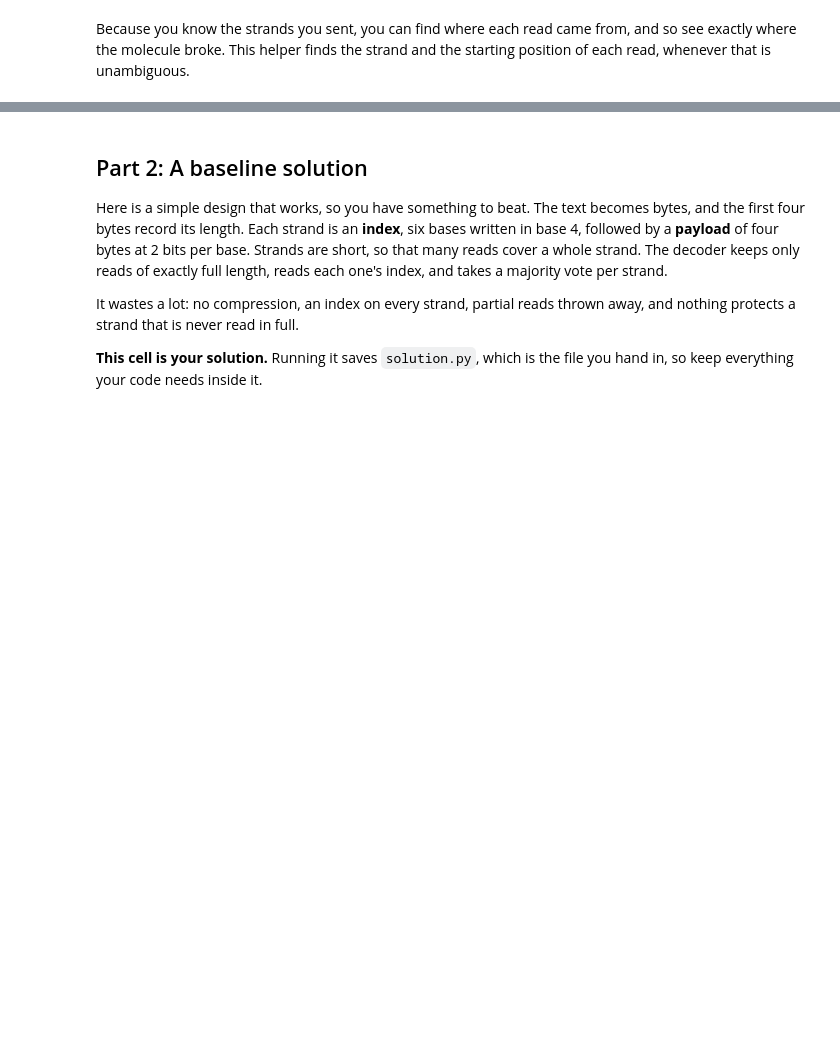
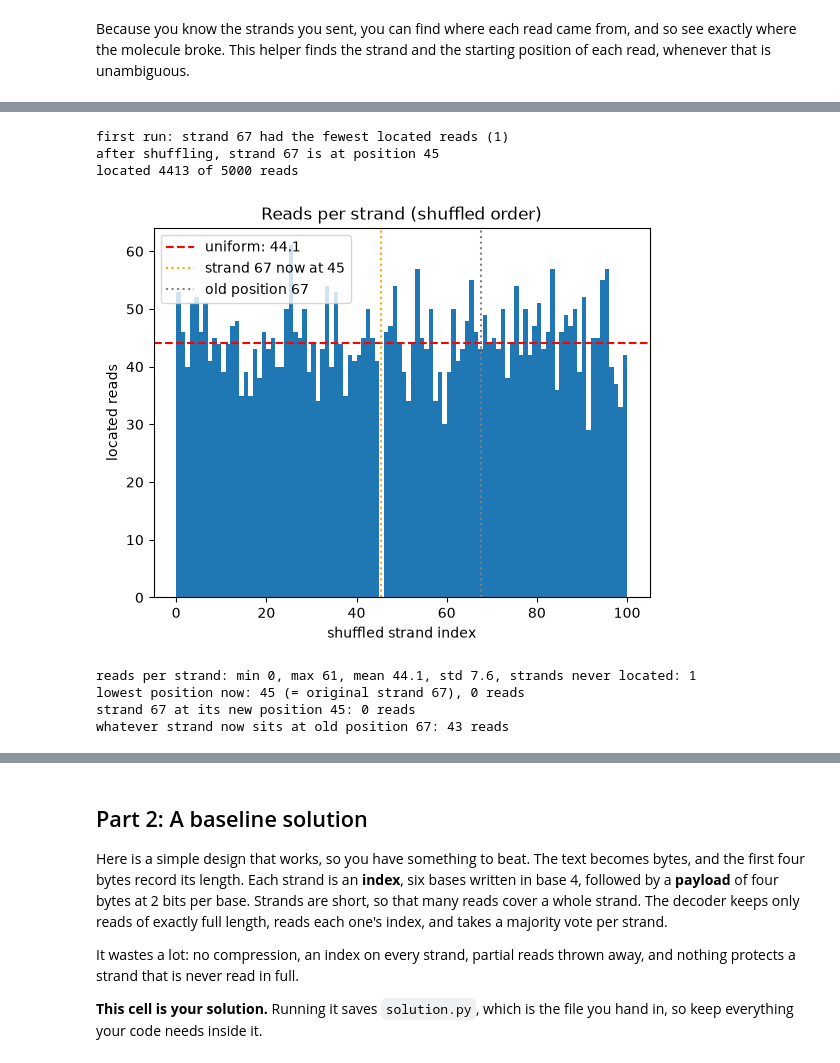
Before and after one commit to helin-wang1203/ENGS27-Final-Project, a Jupyter notebook: ENG_27_Project_Starter.ipynb, the cells around one changed output, grey strips where cells are left out. Drawn from its saved outputs; the diff is of its cells as text; code cells hidden in the pictures; blank space fills up the shorter version.

```diff
--- a/ENG_27_Project_Starter.ipynb
+++ b/ENG_27_Project_Starter.ipynb
@@ -127,0 +203,44 @@ the first read is strand 17, bases 65 to 112
+# %%
+# Shuffle test: does the low-read strand's dip follow its CONTENT or its POSITION in the list?
+# Same 100 strands, new order. If the dip moves to wherever the low strand now sits, the cause is
+# the strand's content; if it stays at the old position, the cause is the position.
+low_orig = int(counts.argmin())              # strand with the fewest located reads in the first run
+print(f"first run: strand {low_orig} had the fewest located reads ({counts[low_orig]})")
+
+perm = list(range(n_strands))
+random.Random(1).shuffle(perm)               # perm[new_pos] = original index
+shuffled_strands = [test_strands[i] for i in perm]
+low_new = perm.index(low_orig)               # where the low strand sits after shuffling
+print(f"after shuffling, strand {low_orig} is at position {low_new}")
+
+shuffled_reads = channel.reads(shuffled_strands, 5000)
+shuffled_located = locate(shuffled_reads, shuffled_strands)
+shuffled_arr = np.array(shuffled_located)
+print(f"located {len(shuffled_arr)} of {len(shuffled_reads)} reads")
+
+counts_shuf = np.bincount(shuffled_arr[:, 0], minlength=n_strands)   # indexed by new position
+expected_shuf = len(shuffled_arr) / n_strands
+
+# histogram of strand index (new positions) for the shuffled list
+plt.hist(shuffled_arr[:, 0], bins=range(0, n_strands + 1))
+plt.axhline(expected_shuf, color="red", linestyle="--", label=f"uniform: {expected_shuf:.1f}")
+plt.axvline(low_new + 0.5, color="orange", linestyle=":", label=f"strand {low_orig} now at {low_new}")
+plt.axvline(low_orig + 0.5, color="gray", linestyle=":", label=f"old position {low_orig}")
+plt.xlabel("shuffled strand index"); plt.ylabel("located reads"); plt.title("Reads per strand (shuffled order)")
+plt.legend(); plt.show()
+
+print(f"reads per strand: min {counts_shuf.min()}, max {counts_shuf.max()}, mean {counts_shuf.mean():.1f}, "
+      f"std {counts_shuf.std():.1f}, strands never located: {(counts_shuf == 0).sum()}")
+print(f"lowest position now: {counts_shuf.argmin()} (= original strand {perm[counts_shuf.argmin()]}), "
+      f"{counts_shuf.min()} reads")
+print(f"strand {low_orig} at its new position {low_new}: {counts_shuf[low_new]} reads")
+print(f"whatever strand now sits at old position {low_orig}: {counts_shuf[low_orig]} reads")
+# %% [output]
+first run: strand 67 had the fewest located reads (1)
+after shuffling, strand 67 is at position 45
+located 4413 of 5000 reads
+[figure, added]
+reads per strand: min 0, max 61, mean 44.1, std 7.6, strands never located: 1
+lowest position now: 45 (= original strand 67), 0 reads
+strand 67 at its new position 45: 0 reads
+whatever strand now sits at old position 67: 43 reads
```
Also changed, not shown: parts of 15 cells of this notebook, 13 other files.
